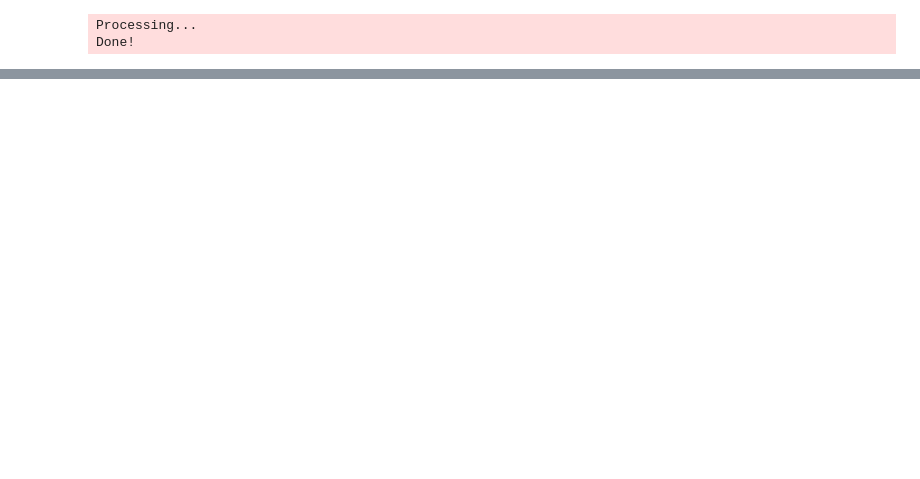
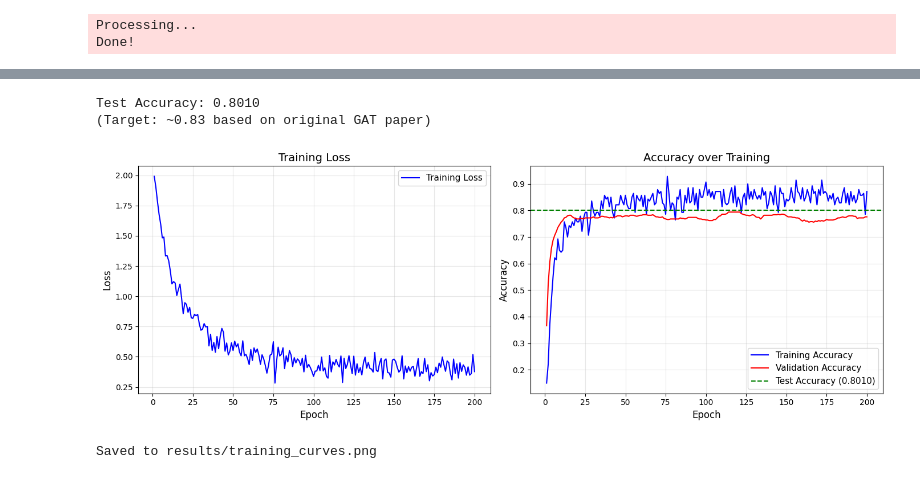
Before and after one commit to adiprathapa/graph-attention-networks, a Jupyter notebook: notebooks/gat_cora.ipynb, the cells around one changed output, grey strips where cells are left out. Cells and saved outputs as stored; diff of their text form; code cells hidden in the pictures; blank space fills up the shorter version.

```diff
--- a/notebooks/gat_cora.ipynb
+++ b/notebooks/gat_cora.ipynb
@@ -114,0 +115,35 @@ Best Validation Accuracy: 0.8120
+# %%
+test_acc = evaluate(data.test_mask)
+print(f"Test Accuracy: {test_acc:.4f}")
+print(f"(Target: ~0.83 based on original GAT paper)")
+# %% [output]
+Test Accuracy: 0.8010
+(Target: ~0.83 based on original GAT paper)
+# %%
+fig, (ax1, ax2) = plt.subplots(1, 2, figsize=(14, 5))
+
+epochs = range(1, len(train_losses) + 1)
+
+# Loss curve
+ax1.plot(epochs, train_losses, 'b-', linewidth=1.5, label='Training Loss')
+ax1.set_xlabel('Epoch', fontsize=12)
+ax1.set_ylabel('Loss', fontsize=12)
+ax1.set_title('Training Loss', fontsize=14)
+ax1.legend(fontsize=11)
+ax1.grid(True, alpha=0.3)
+
+# Accuracy curves
+ax2.plot(epochs, train_accs, 'b-', linewidth=1.5, label='Training Accuracy')
+ax2.plot(epochs, val_accs, 'r-', linewidth=1.5, label='Validation Accuracy')
+ax2.axhline(y=test_acc, color='g', linestyle='--', linewidth=1.5, label=f'Test Accuracy ({test_acc:.4f})')
+ax2.set_xlabel('Epoch', fontsize=12)
+ax2.set_ylabel('Accuracy', fontsize=12)
+ax2.set_title('Accuracy over Training', fontsize=14)
+ax2.legend(fontsize=11)
+ax2.grid(True, alpha=0.3)
+
+plt.tight_layout()
+plt.show()
+# %% [output]
+[figure, added]
+Saved to results/training_curves.png
```
Also changed, not shown: parts of 2 cells of this notebook.
